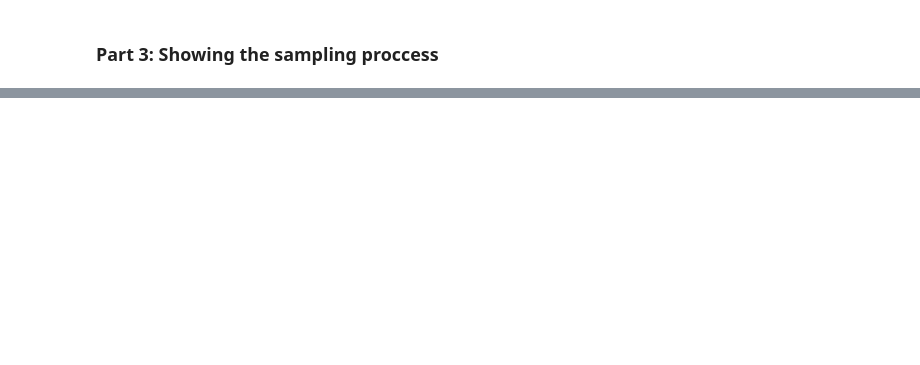
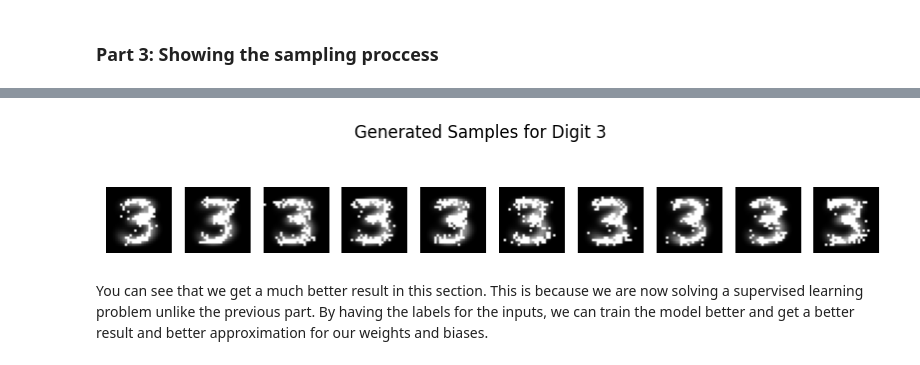
Before and after one commit to MahdiS3171/Introduction_to_ML_Fall_2024, a Jupyter notebook: Projects/Project.ipynb, the cells around one changed output, grey strips where cells are left out. Saved outputs shown, nothing was run; the diff lists cells and outputs as text; code cells hidden in the pictures; blank space fills up the shorter version.

```diff
--- a/Projects/Project.ipynb
+++ b/Projects/Project.ipynb
@@ -195,7 +168,7 @@ Now to see the generated samples of the model, we use the function below:
 # %%
 def show_generated_samples(rbm, k, n_samples=10):
     print(f"Generated samples for k={k}")
-    samples = rbm.generate_samples(n_samples)
+    samples = rbm.generate_samples(n_samples, k=k)
     samples = samples.reshape((-1, 28, 28))
     fig, axes = plt.subplots(1, n_samples, figsize=(15, 3))
     for i, ax in enumerate(axes):
@@ -297,0 +240,45 @@ ValueError: shapes (5,804) and (794,64) not aligned: 804 (dim 1) != 794 (dim 0)
+# %%
+def generate_specific_digit(rbm, digit, data, labels, num_samples=10, k=10):
+    digit_data = data[labels == digit]
+    digit_data = (digit_data > 128).astype(np.uint32)
+    data_binary = digit_data.reshape(-1, 28 * 28)
+    mean_representation = np.mean(data_binary, axis=0)
+
+    generated_samples = []
+    for _ in range(num_samples):
+        v = mean_representation.copy()
+
+        for _ in range(k):
+            h_prob = rbm.sigmoid(np.dot(v, rbm.W) + rbm.h_bias)
+            h_sample = rbm.sample(h_prob)
+            v_prob = rbm.sigmoid(np.dot(h_sample, rbm.W.T) + rbm.v_bias)
+            visible_sample = rbm.sample(v_prob)
+            visible_layer = mean_representation.copy()
+            visible_layer[visible_sample > 0.5] = visible_sample[visible_sample > 0.5]
+
+        generated_samples.append(visible_layer.reshape(28, 28))
+
+    return generated_samples
+
+X_train_torch = trainset.data
+Y_train_torch = trainset.targets
+X_train = X_train_torch.numpy()
+Y_train = Y_train_torch.numpy()
+
+digit_to_generate = 3
+controlled_samples = generate_specific_digit(rbms[10], digit_to_generate, X_train, Y_train, num_samples=10)
+
+def display_controlled_samples(samples):
+    plt.figure(figsize=(10, 2))
+    for i, sample in enumerate(samples):
+        plt.subplot(1, len(samples), i + 1)
+        plt.imshow(sample, cmap='gray')
+        plt.axis('off')
+    plt.suptitle(f"Generated Samples for Digit {digit_to_generate}")
+    plt.show()
+
+display_controlled_samples(controlled_samples)
+# %% [output]
+[figure, added]
+# %% [markdown]
+You can see that we get a much better result in this section. This is because we are now solving a supervised learning problem unlike the previous part. By having the labels for the inputs, we can train the model better and get a better result and better approximation for our weights and biases.
```
Also changed, not shown: parts of 14 cells of this notebook.
